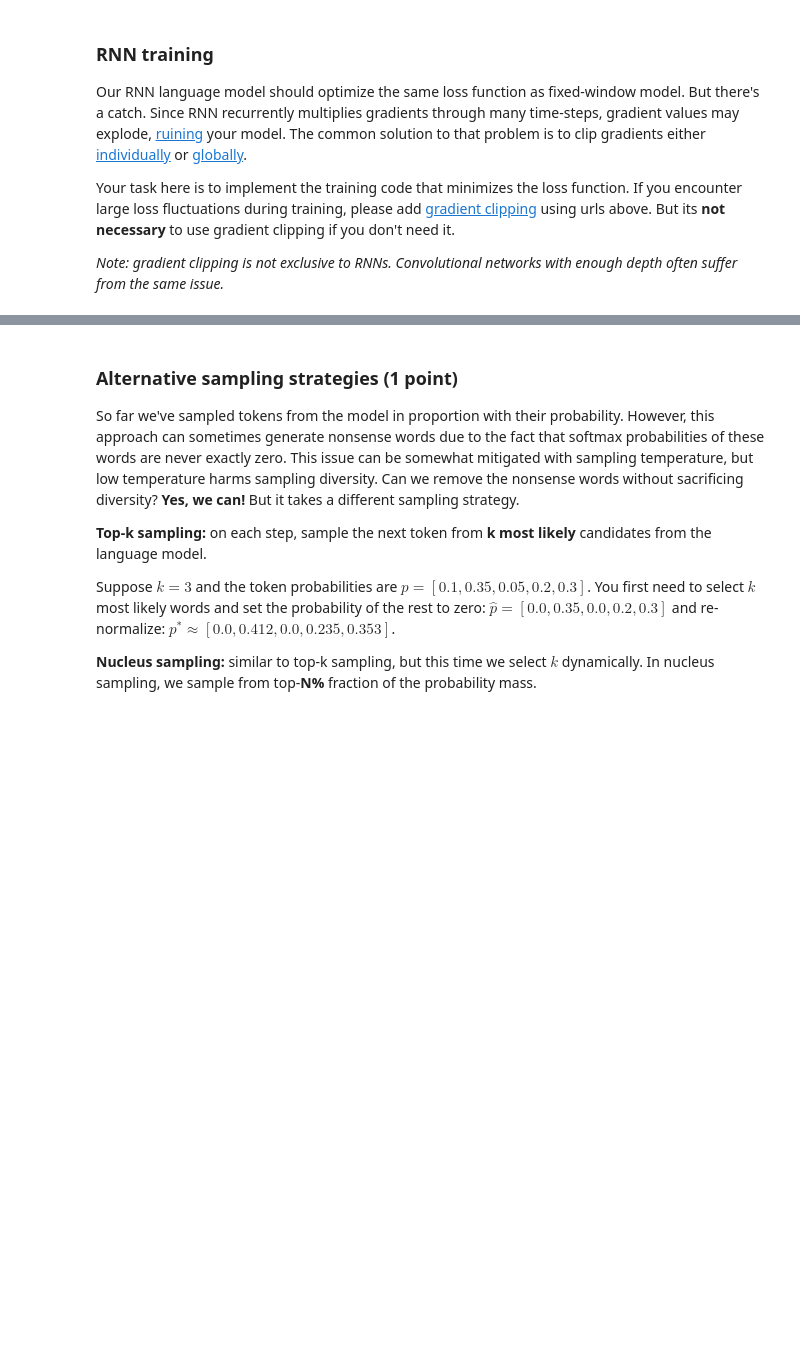
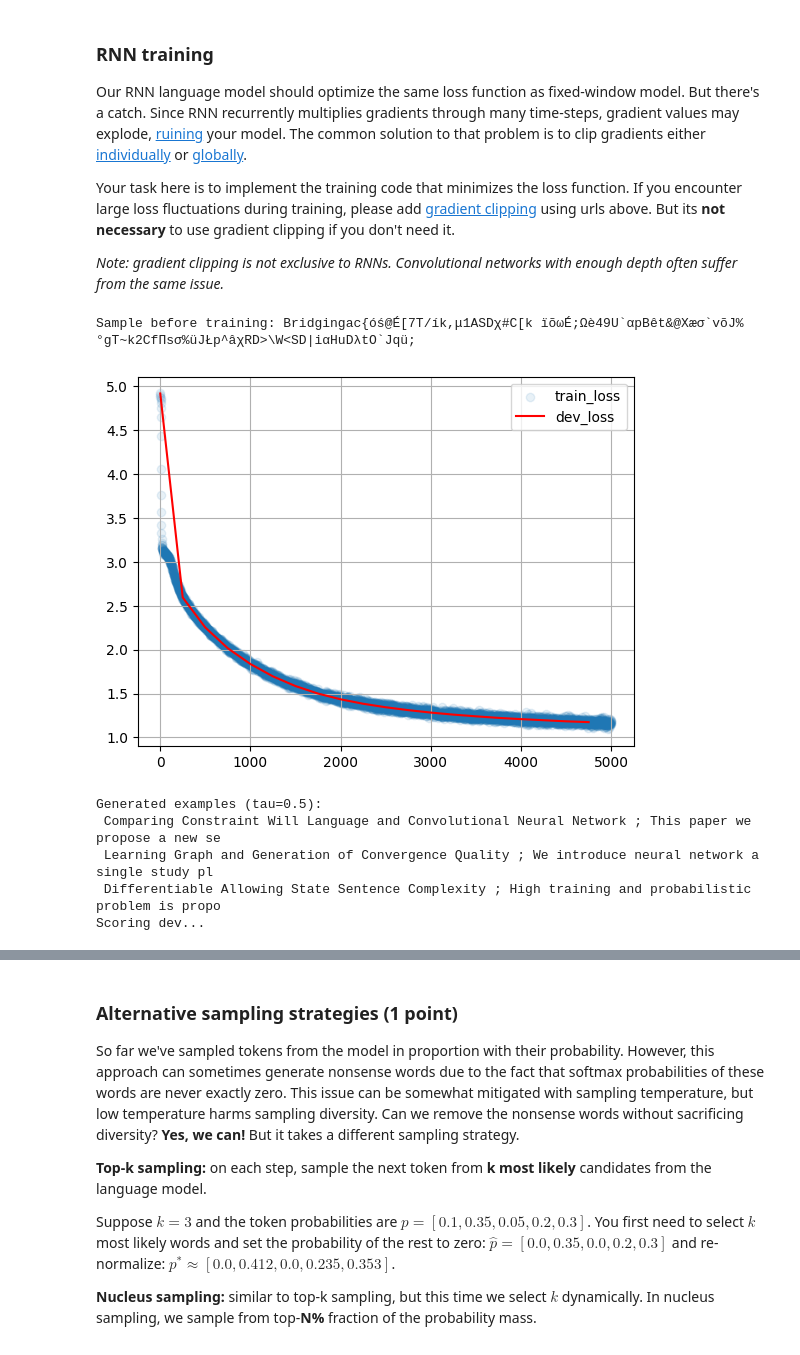
Before and after one commit to alexbuyan/nlp_course, a Jupyter notebook: week03_lm/homework_pytorch.ipynb, the cells around one changed output, grey strips where cells are left out. Cells and saved outputs as stored; diff of their text form; code cells hidden in the pictures; blank space fills up the shorter version.

```diff
--- a/week03_lm/homework_pytorch.ipynb
+++ b/week03_lm/homework_pytorch.ipynb
@@ -382,7 +402,10 @@ class RNNLanguageModel(nn.Module):
 
         # YOUR CODE - create layers/variables/etc
 
-        <...>
+        self.emb = nn.Embedding(n_tokens, embedding_dim=emb_size)
+        self.lstm = nn.LSTM(emb_size, hid_size, batch_first=True)
+        self.relu = nn.ReLU()
+        self.fc = nn.Linear(hid_size, n_tokens, bias=False)
 
         #END OF YOUR CODE
 
@@ -394,7 +417,11 @@ class RNNLanguageModel(nn.Module):
             these outputs will be used as logits to compute P(x_t | x_0, ..., x_{t - 1})
         """
         # YOUR CODE - apply layers, see docstring above
-        return <...> # output tensor should be of shape [batch_size, sequence_length, n_tokens]
+        x = input_ix.to(device)
+        x = self.emb(x)
+        x = self.lstm(x)
+        x = self.relu(x[0])
+        return self.fc(x) # output tensor should be of shape [batch_size, sequence_length, n_tokens]
 
     def get_possible_next_tokens(self, prefix=BOS, temperature=1.0, max_len=100):
         """ :returns: probabilities of next token, dict {token : prob} for all tokens """
@@ -434,37 +463,50 @@ batch_size = 64         # <-- please tune batch size to fit your CPU/GPU configu
 score_dev_every = 250
 train_history, dev_history = [], []
 
-model = <YOUR CODE HERE>
+model = RNNLanguageModel().to(device)
 opt = torch.optim.Adam(model.parameters())
 
 # score untrained model
 dev_history.append((0, score_lines(model, dev_lines, batch_size)))
 print("Sample before training:", generate(model, 'Bridging'))
+# %% [output]
+Sample before training: Bridgingac{óś@É[7T/ík,μ1ASDχ#C[k ïõωÉ;Ωè49U`αpBêt&@Xæσ`võJ%°gT~k2CfΠsσ%üJŁp^âχRD>\W<SD|iαHuDλtO`Jqü;
 # %%
 from IPython.display import clear_output
 from random import sample
 from tqdm import trange
 
 for i in trange(len(train_history), 5000):
     batch = to_matrix(sample(train_lines, batch_size))
 
-    <YOUR CODE - one step of the training loop for your RNN model>
+    # <YOUR CODE - one step of the training loop for your RNN model>
 
-    loss_i = <...>
+    loss_i = compute_loss(model, batch)
+
+    opt.zero_grad()
+    loss_i.backward()
+    opt.step()
 
     train_history.append((i, float(loss_i)))
 
     if (i + 1) % 50 == 0:
         clear_output(True)
         plt.scatter(*zip(*train_history), alpha=0.1, label='train_loss')
         if len(dev_history):
             plt.plot(*zip(*dev_history), color='red', label='dev_loss')
         plt.legend(); plt.grid(); plt.show()
         print("Generated examples (tau=0.5):")
         for _ in range(3):
             print(generate(model, temperature=0.5))
 
     if (i + 1) % score_dev_every == 0:
         print("Scoring dev...")
         dev_history.append((i, score_lines(model, dev_lines, batch_size)))
         print('#%i Dev loss: %.3f' % dev_history[-1])
+# %% [output]
+[figure, added]
+Generated examples (tau=0.5):
+ Comparing Constraint Will Language and Convolutional Neural Network ; This paper we propose a new se
+ Learning Graph and Generation of Convergence Quality ; We introduce neural network a single study pl
+ Differentiable Allowing State Sentence Complexity ; High training and probabilistic problem is propo
+Scoring dev...
```
Also changed, not shown: parts of 12 cells of this notebook.
